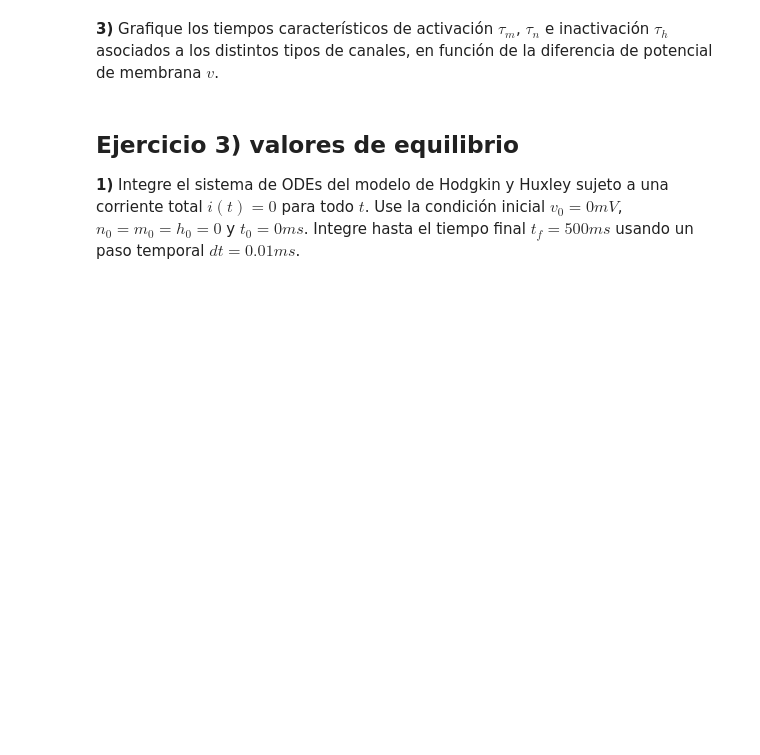
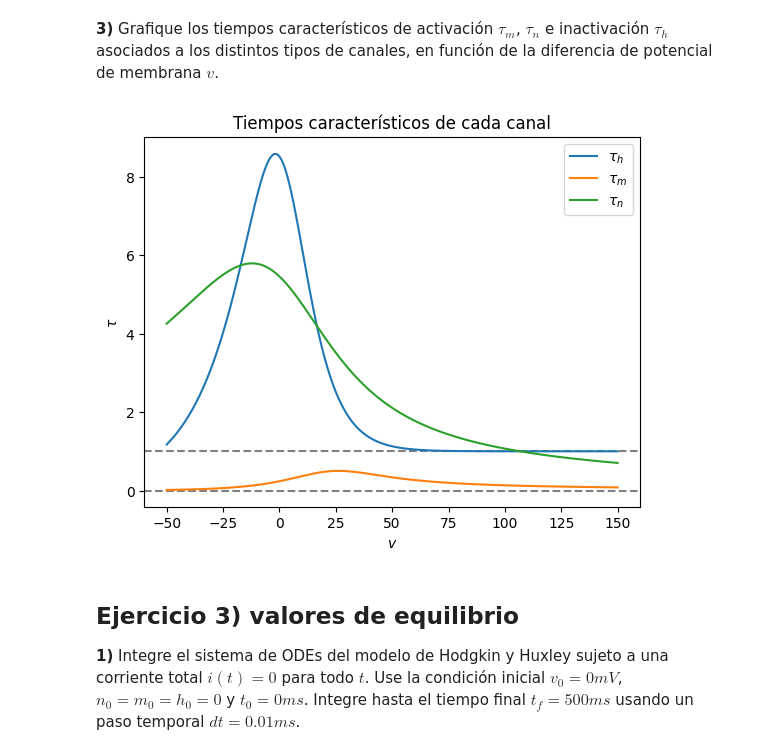
Before and after one commit to basbenja/RedesNeuronales-TrabajosPracticos, a Jupyter notebook: TP1/TrabajoPractico1.ipynb, the cells around one changed output. Cells and saved outputs as stored; diff of their text form; code cells hidden in the pictures; blank space fills up the shorter version.

```diff
--- a/TP1/TrabajoPractico1.ipynb
+++ b/TP1/TrabajoPractico1.ipynb
@@ -402,11 +458,3 @@ n_{\infty}(v)&=&\tau_n(v)\alpha_n(v)\\
 m_{\infty}(v)&=&\tau_m(v)\alpha_m(v)\\
 h_{\infty}(v)&=&\tau_h(v)\alpha_h(v)
 \end{eqnarray}
-# %%
-tau_n = lambda v: (alpha_n(v) + beta_n(v))**(-1)
-tau_m = lambda v: (alpha_m(v) + beta_m(v))**(-1)
-tau_h = lambda v: (alpha_h(v) + beta_h(v))**(-1)
-
-n_inf = lambda v: tau_n(v)*alpha_n(v)
-m_inf = lambda v: tau_m(v)*alpha_m(v)
-h_inf = lambda v: tau_h(v)*alpha_h(v)
@@ -413,5 +480,21 @@ h_inf = lambda v: tau_h(v)*alpha_h(v)
 # %% [markdown]
 **3)** Grafique los tiempos característicos de activación $\tau_m$, $\tau_n$ e inactivación $\tau_h$ asociados a los distintos tipos de canales, en función de la diferencia de potencial de membrana $v$.
+# %%
+ths = tau_h(vs)
+tms = tau_m(vs)
+tns = tau_n(vs)
+plt.xlabel('$v$')
+plt.ylabel('$\\tau$')
+plt.plot(vs,ths,label='$\\tau_{h}$')
+plt.plot(vs,tms,label='$\\tau_{m}$')
+plt.plot(vs,tns,label='$\\tau_{n}$')
+plt.axhline(0, color='grey', linestyle='--', zorder=-5)
+plt.axhline(1, color='grey', linestyle='--', zorder=-5)
+plt.title("Tiempos característicos de cada canal")
+plt.legend()
+plt.show()
+# %% [output]
+[figure, added]
 # %% [markdown]
 ## Ejercicio 3) valores de equilibrio
 
```
Also changed, not shown: parts of 8 cells of this notebook.
